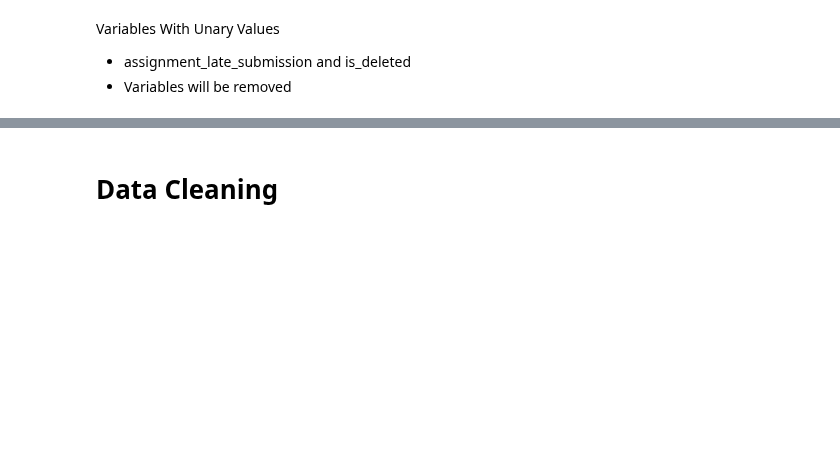
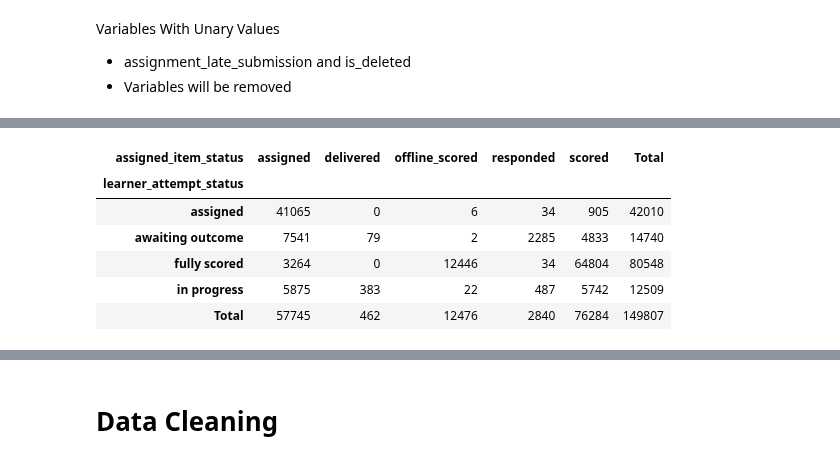
Before and after one commit to dlhinkley/c772-capstone-project, a Jupyter notebook: spark/C772CapstoneProject.ipynb, the cells around one changed output, grey strips where cells are left out. Cells and saved outputs as stored; diff of their text form; code cells hidden in the pictures; blank space fills up the shorter version.

```diff
--- a/spark/C772CapstoneProject.ipynb
+++ b/spark/C772CapstoneProject.ipynb
@@ -250,0 +349,11 @@ Variables With Unary Values
+# %%
+# Return cross-tabulation table of learner_attempt_status vs assigned_item_status adding counts for null values
+pd.crosstab(dfPd.learner_attempt_status.fillna('null'), dfPd.assigned_item_status.fillna('null'), margins=True, margins_name="Total")
+# %% [output]
+| assigned_item_status | assigned | delivered | offline_scored | responded | scored | Total |
+| learner_attempt_status |  |  |  |  |  |  |
+| assigned | 41065 | 0 | 6 | 34 | 905 | 42010 |
+| awaiting outcome | 7541 | 79 | 2 | 2285 | 4833 | 14740 |
+| fully scored | 3264 | 0 | 12446 | 34 | 64804 | 80548 |
+| in progress | 5875 | 383 | 22 | 487 | 5742 | 12509 |
+| Total | 57745 | 462 | 12476 | 2840 | 76284 | 149807 |
```
Also changed, not shown: parts of 33 cells of this notebook, 3 other files.
